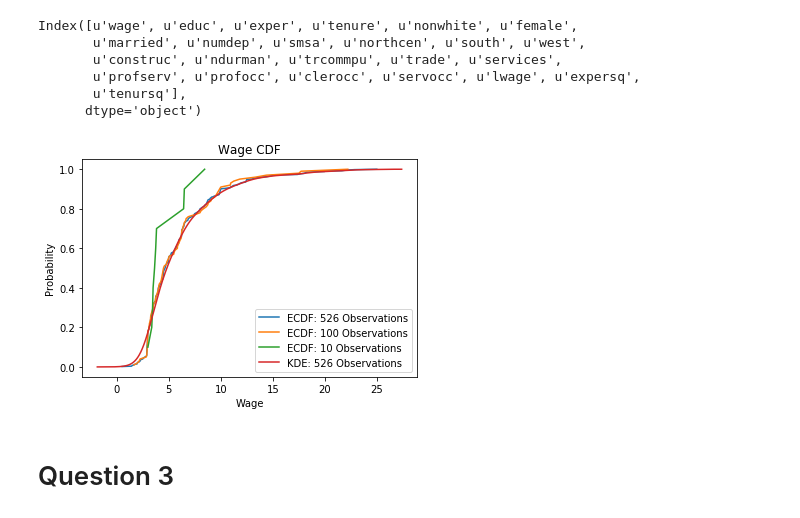
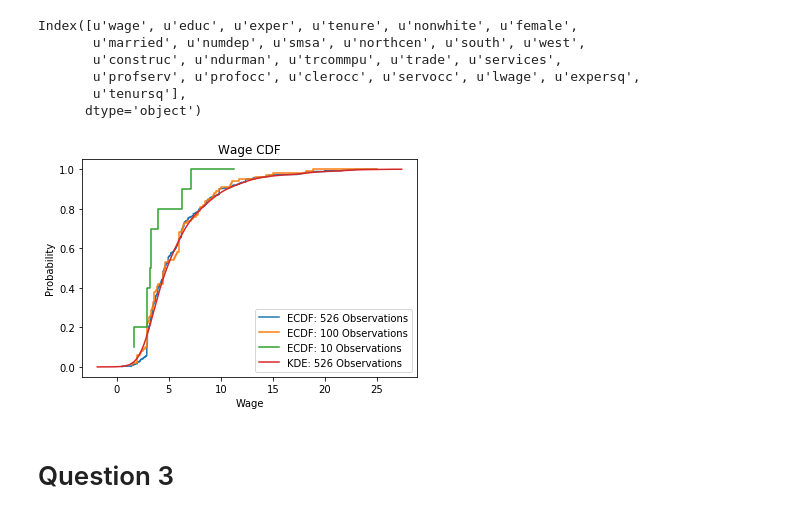
Before and after one commit to ericschulman/metrics, a Jupyter notebook: metrics_iii/hw1/hw1.ipynb, the cells around one changed output. Cells and saved outputs as stored; diff of their text form; code cells hidden in the pictures.

Commit message:
switched to step function

```diff
--- a/metrics_iii/hw1/hw1.ipynb
+++ b/metrics_iii/hw1/hw1.ipynb
@@ -44,32 +44,32 @@ Index([u'wage', u'educ', u'exper', u'tenure', u'nonwhite', u'female',
 # %%
 nobs = wage1.shape[0]
 wage_obs = [nobs, 100, 10 ] #size of sample required
 
 #do various empirical CDFs
 for i in wage_obs:
     #note we are drawing without replacement (so nobs is the full sample)
     wages = np.random.choice(wage1['wage'], i, replace=False)
     wages.sort()
     wages_ecdf = ECDF(wages)
     wages_ecdf = wages_ecdf(wages)
-    plt.plot(wages, wages_ecdf, label='ECDF: %s Observations'%i)
+    plt.step(wages, wages_ecdf, label='ECDF: %s Observations'%i)
 
 
 #do KDE
 wages = np.array(wage1['wage']).astype(float)
 wage_dens = sm.nonparametric.KDEUnivariate(wages)
 wage_dens.fit()
 plt.plot(wage_dens.support, wage_dens.cdf, label='KDE: 526 Observations')
 
 #set labels
 plt.ylabel('Probability')
 plt.xlabel('Wage')
 plt.title('Wage CDF')
 plt.legend()
 
 plt.show()
 # %% [output]
-[figure, old version]
+[figure, new version]
 # %% [markdown]
 # Question 3
 # %%
```
Also changed, not shown: parts of 1 cell of this notebook.
